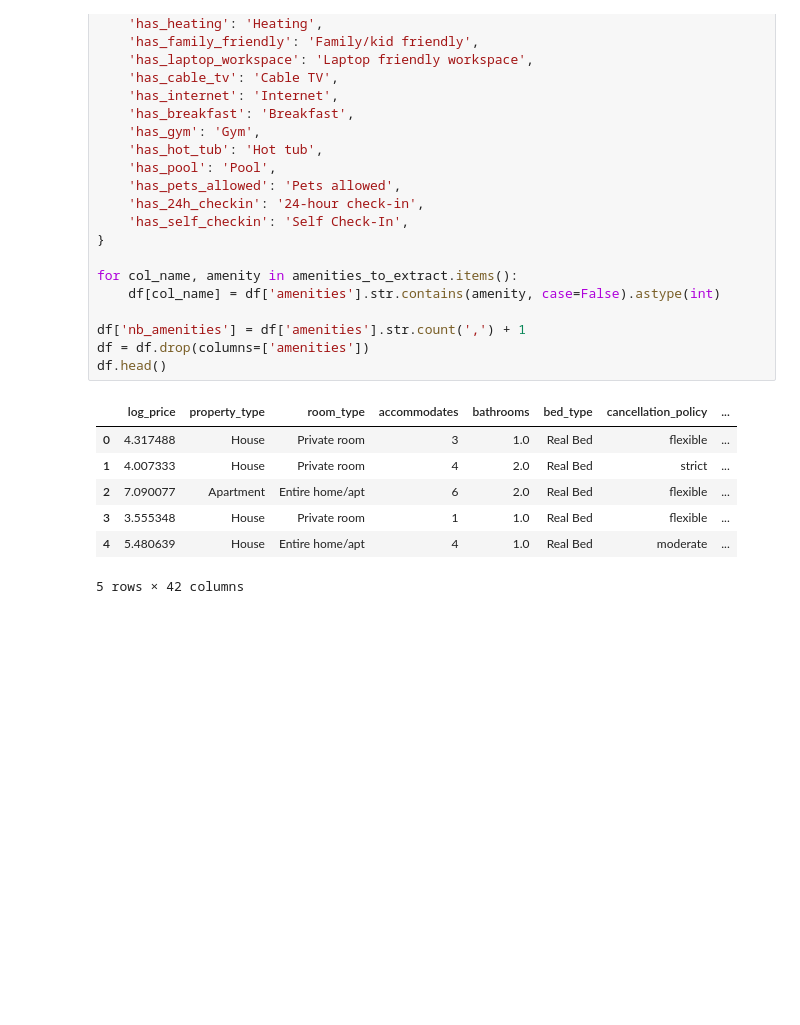
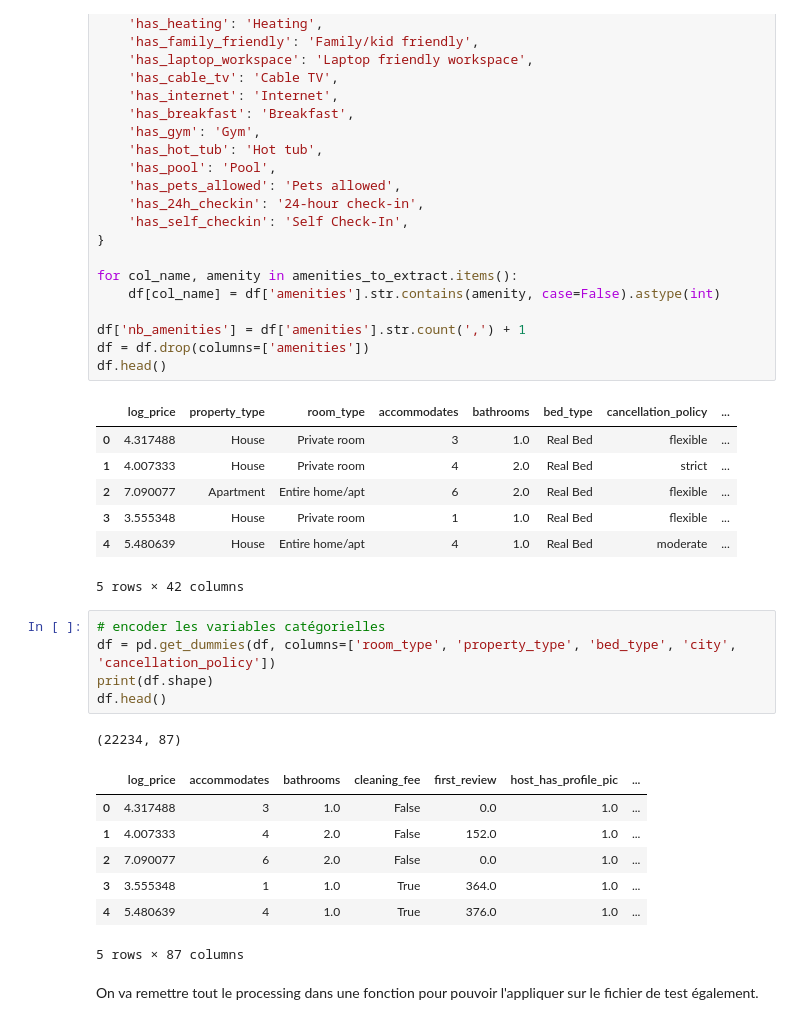
Before and after one commit to Annie-K73/Airbnb_prediction, a Jupyter notebook: NoteBook.ipynb, the cells around one changed output. Cells and saved outputs as stored; diff of their text form; blank space fills up the shorter version.

```diff
--- a/NoteBook.ipynb
+++ b/NoteBook.ipynb
@@ -289,3 +295,19 @@ df.head()
 | 3 | 3.555348 | House | Private room | 1 | 1.0 | Real Bed | flexible | ... |
 | 4 | 5.480639 | House | Entire home/apt | 4 | 1.0 | Real Bed | moderate | ... |
 5 rows × 42 columns
+# %%
+# encoder les variables catégorielles
+df = pd.get_dummies(df, columns=['room_type', 'property_type', 'bed_type', 'city', 'cancellation_policy'])
+print(df.shape)
+df.head()
+# %% [output]
+(22234, 87)
+|  | log_price | accommodates | bathrooms | cleaning_fee | first_review | host_has_profile_pic | ... |
+| 0 | 4.317488 | 3 | 1.0 | False | 0.0 | 1.0 | ... |
+| 1 | 4.007333 | 4 | 2.0 | False | 152.0 | 1.0 | ... |
+| 2 | 7.090077 | 6 | 2.0 | False | 0.0 | 1.0 | ... |
+| 3 | 3.555348 | 1 | 1.0 | True | 364.0 | 1.0 | ... |
+| 4 | 5.480639 | 4 | 1.0 | True | 376.0 | 1.0 | ... |
+5 rows × 87 columns
+# %% [markdown]
+On va remettre tout le processing dans une fonction pour pouvoir l'appliquer sur le fichier de test également.
```
Also changed, not shown: parts of 37 cells of this notebook, 2 other files.
